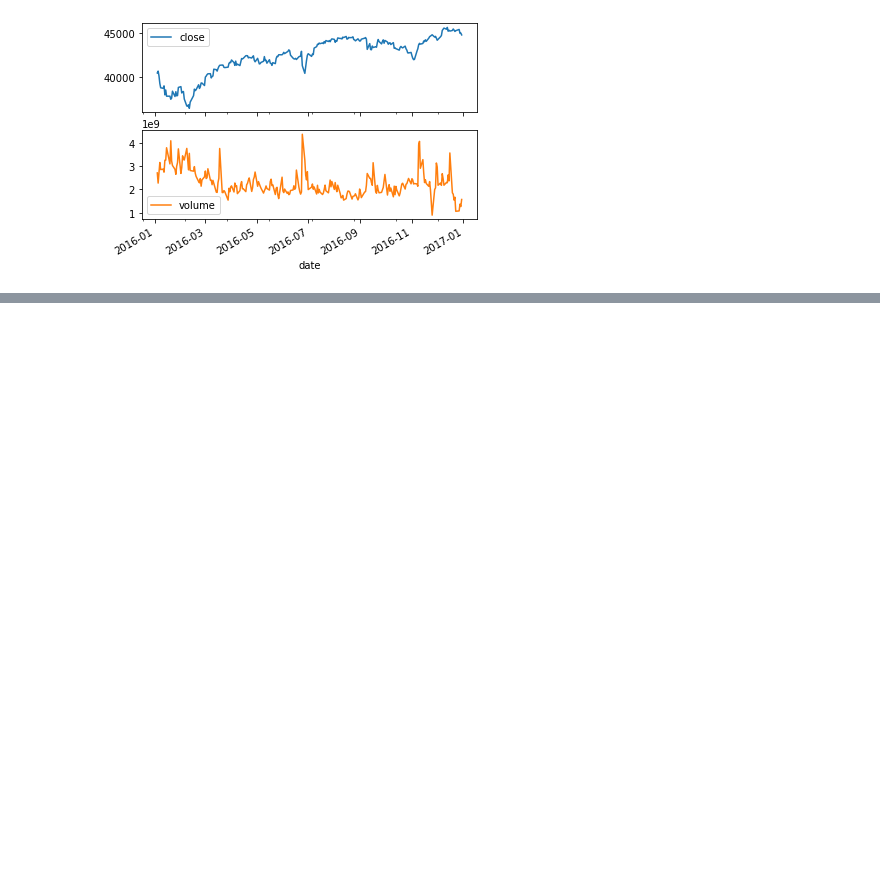
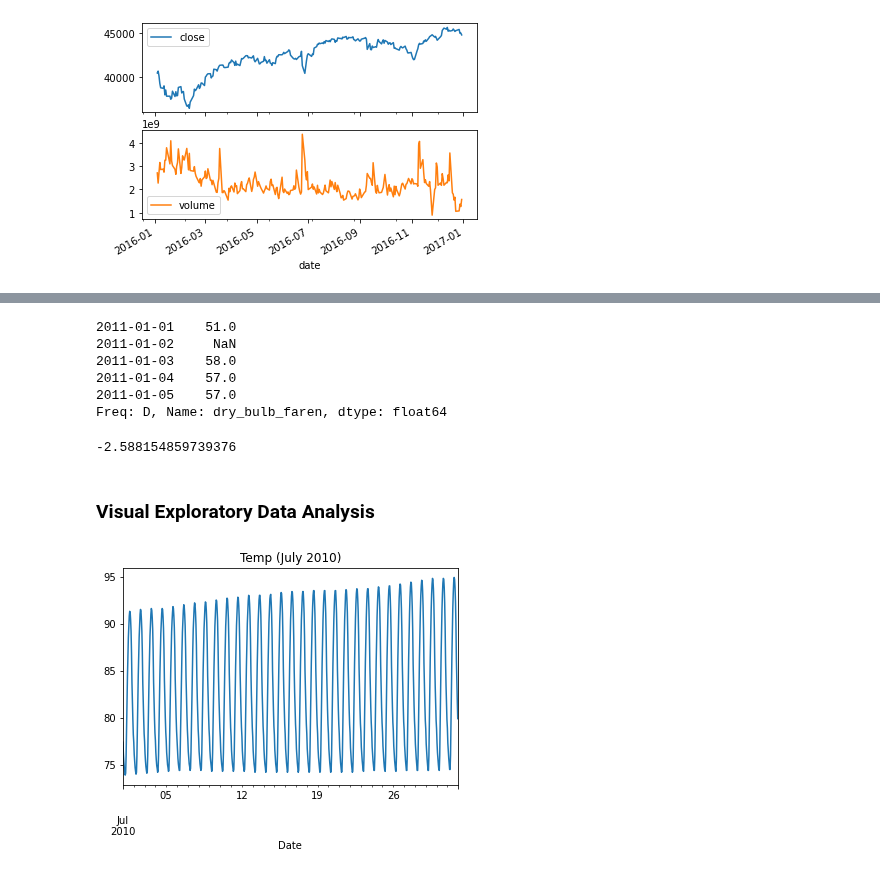
Before and after one commit to SmilodonCub/DATA602, a Jupyter notebook: pandasFoundations_notes.ipynb, the cells around one changed output, grey strips where cells are left out. Cells and saved outputs as stored; diff of their text form; code cells hidden in the pictures; blank space fills up the shorter version.

```diff
--- a/pandasFoundations_notes.ipynb
+++ b/pandasFoundations_notes.ipynb
@@ -983,0 +988,7 @@ plt.show()
+# %%
+#the data
+noaa_url = 'https://assets.datacamp.com/production/repositories/497/datasets/5cac0469c3898e93392343c535d5c96c37ebd3c6/NOAA_QCLCD_2011_hourly_13904.txt'
+austin2011_url = 'https://assets.datacamp.com/production/repositories/497/datasets/4d7b2bc6b10b527dc297707fb92fa46b10ac1be5/weather_data_austin_2010.csv'
+# %%
+austin2011 = pd.read_csv( austin2011_url, parse_dates=['Date'], index_col= 'Date')
+austin2011.head()
@@ -983,0 +1183,29 @@ plt.show()
+# %%
+# Using df_clean, when does sky_condition contain 'OVC'?
+is_sky_overcast = noaa_clean['sky_condition'].str.contains('OVC')
+# Filter df_clean using is_sky_overcast
+overcast = noaa_clean.loc[is_sky_overcast]
+# Resample overcast by day then calculate the max
+overcast_daily_max = overcast['dry_bulb_faren'].resample('D').max()
+# See the result
+overcast_daily_max.head()
+# %% [output]
+2011-01-01    51.0
+2011-01-02     NaN
+2011-01-03    58.0
+2011-01-04    57.0
+2011-01-05    57.0
+Freq: D, Name: dry_bulb_faren, dtype: float64
+# %%
+#THIS IS WRONG. HAVE TO FIX
+sunny_daily_max['dry_bulb_faren'].mean() - overcast_daily_max.mean()
+# %% [output]
+-2.588154859739376
+# %% [markdown]
+### Visual Exploratory Data Analysis
+# %%
+austin2011.Temperature['2010-07'].plot()
+plt.title('Temp (July 2010)')
+plt.show()
+# %% [output]
+[figure, added]
```
Also changed, not shown: parts of 25 cells of this notebook.
